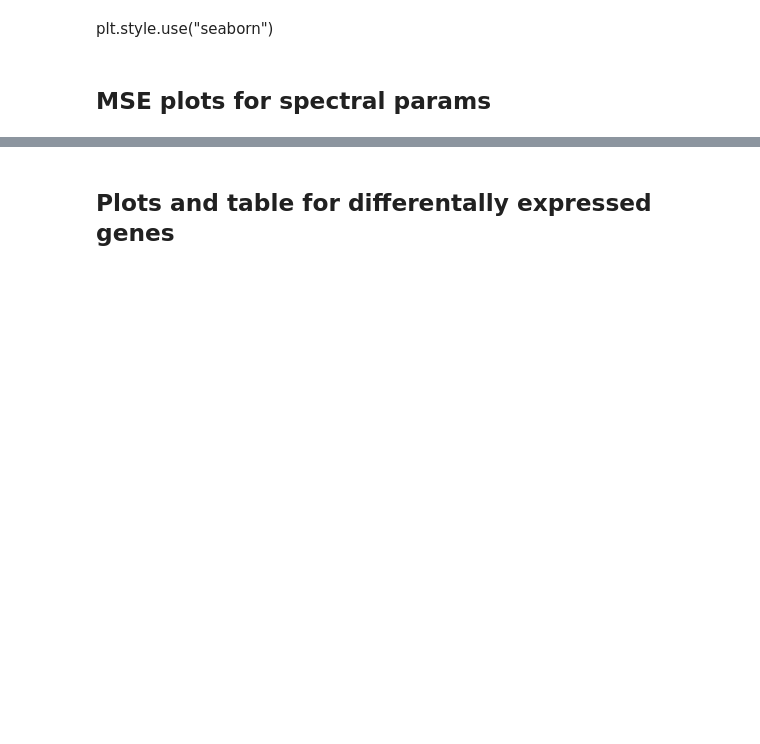
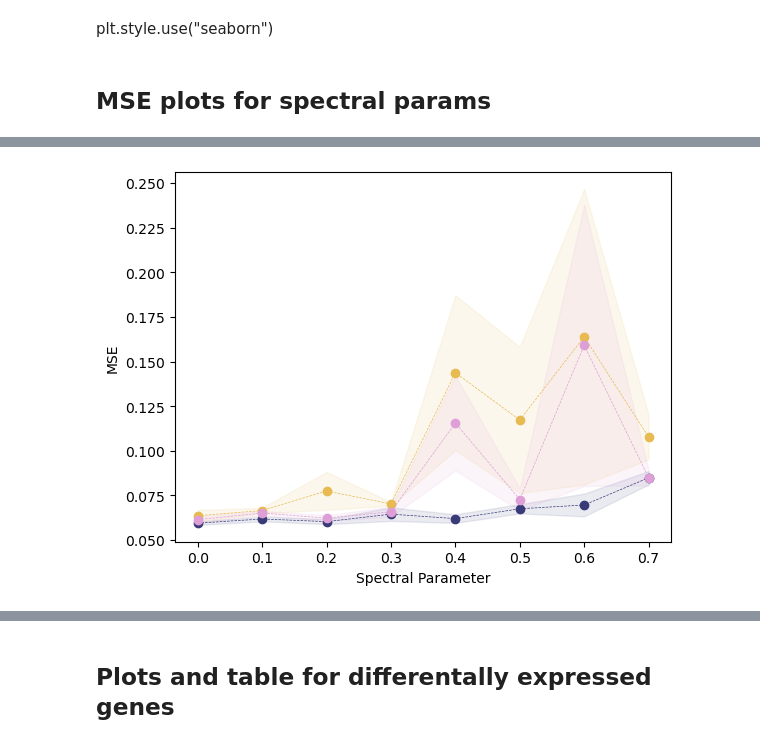
Before and after one commit to aaronwtr/PertEval, a Jupyter notebook: notebooks/results_analysis.ipynb, the cells around one changed output, grey strips where cells are left out. Saved outputs shown, nothing was run; the diff lists cells and outputs as text; code cells hidden in the pictures; blank space fills up the shorter version.

```diff
--- a/notebooks/results_analysis.ipynb
+++ b/notebooks/results_analysis.ipynb
@@ -169,0 +203,11 @@ plot_spectral_curve(test_mse, zero_ylb=True)
+# %%
+n_models = 3
+cmap = plt.cm.get_cmap('tab20b', n_models)
+alpha = 1
+plot_spectral_curve(test_mse, shading=False, errbar=False, c=bar_colors[0], alpha=alpha* 0.1)
+plot_spectral_curve(test_mse_scgpt, shading=False, errbar=False, c=bar_colors[1], alpha=alpha * 0.1)
+#plot_spectral_curve(test_mse_scgpt, shading=False, errbar=False, c=bar_colors[1], alpha=alpha * 0.1)
+plot_spectral_curve(test_mse_gf, shading=False, errbar=False, c=bar_colors[2], alpha=alpha * 0.1)
+#plt.yscale('log',  base=2)
+# %% [output]
+[figure, added]
```
Also changed, not shown: parts of 36 cells of this notebook.
